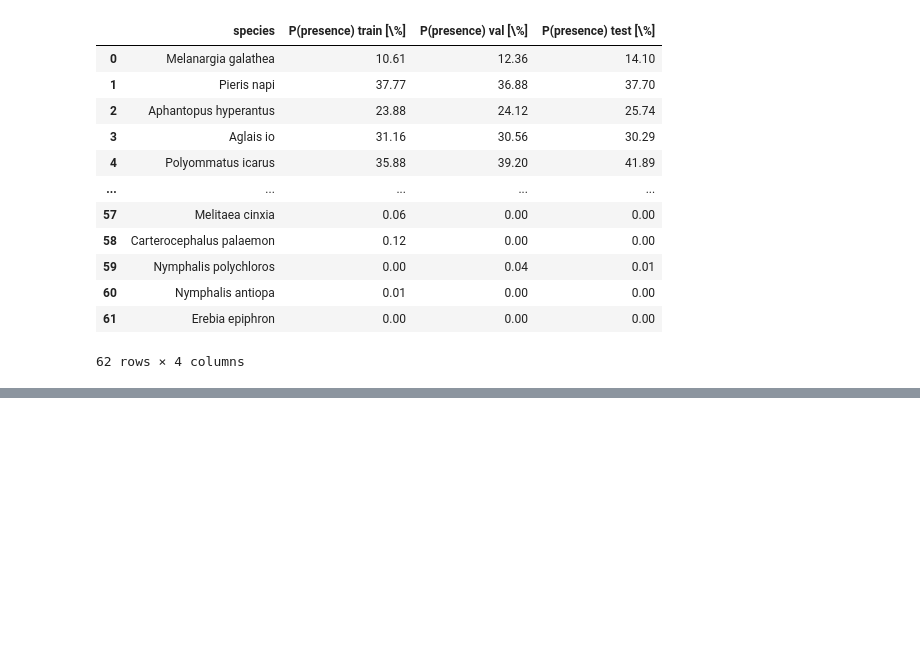
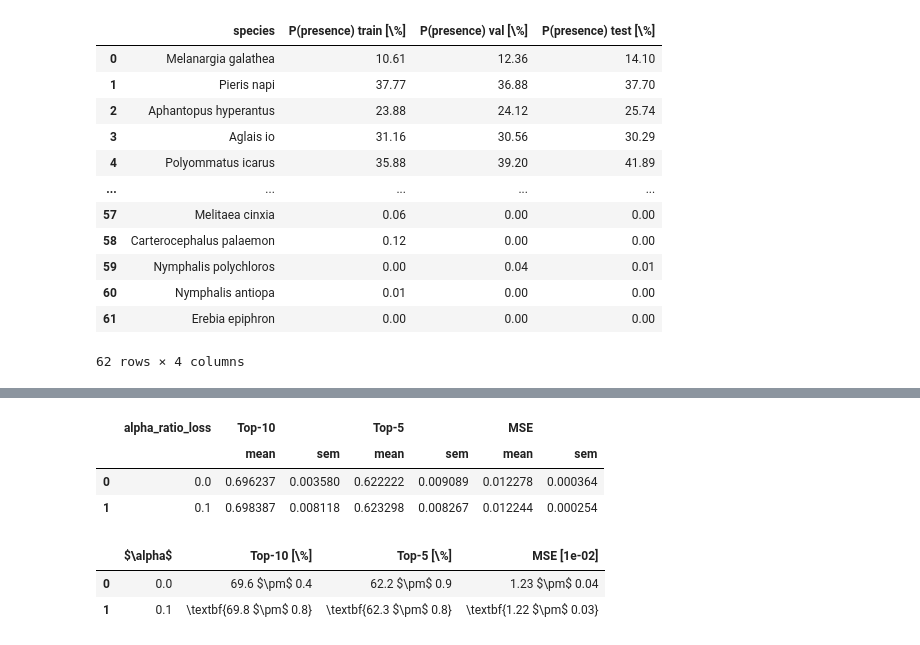
Before and after one commit to vdplasthijs/PECL, a Jupyter notebook: notebooks/try-out/Results figs and tables.ipynb, the cells around one changed output, grey strips where cells are left out. Cells and saved outputs as stored; diff of their text form; code cells hidden in the pictures; blank space fills up the shorter version.

```diff
--- a/notebooks/try-out/Results figs and tables.ipynb
+++ b/notebooks/try-out/Results figs and tables.ipynb
@@ -193,0 +111,13 @@ tmp
+# %%
+tmp[0]
+# %% [output]
+|  | alpha_ratio_loss | Top-10 |  | Top-5 |  | MSE |  |
+|  |  | mean | sem | mean | sem | mean | sem |
+| 0 | 0.0 | 0.696237 | 0.003580 | 0.622222 | 0.009089 | 0.012278 | 0.000364 |
+| 1 | 0.1 | 0.698387 | 0.008118 | 0.623298 | 0.008267 | 0.012244 | 0.000254 |
+# %%
+tmp[1]
+# %% [output]
+|  | $\alpha$ | Top-10 [\%] | Top-5 [\%] | MSE [1e-02] |
+| 0 | 0.0 | 69.6 $\pm$ 0.4 | 62.2 $\pm$ 0.9 | 1.23 $\pm$ 0.04 |
+| 1 | 0.1 | \textbf{69.8 $\pm$ 0.8} | \textbf{62.3 $\pm$ 0.8} | \textbf{1.22 $\pm$ 0.03} |
```
Also changed, not shown: parts of 14 cells of this notebook, 6 other files.
